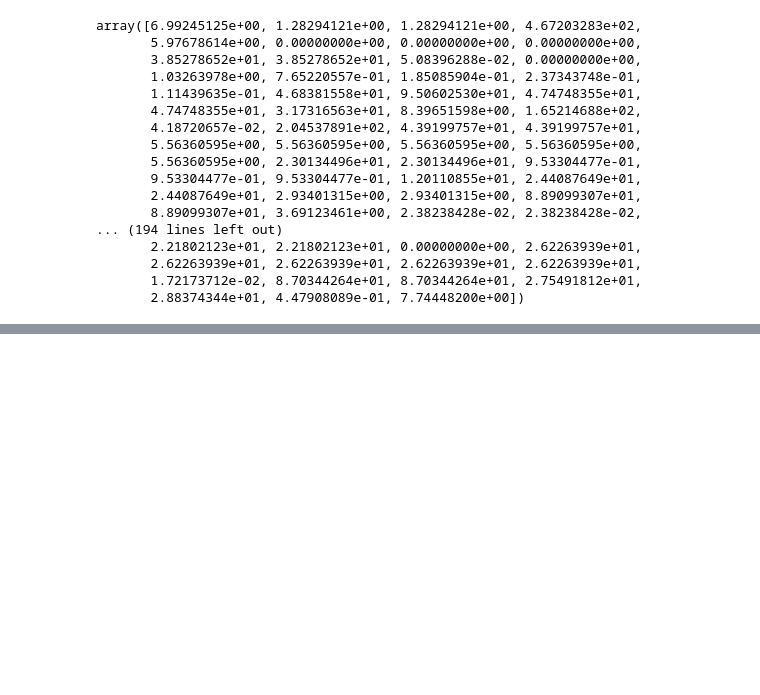
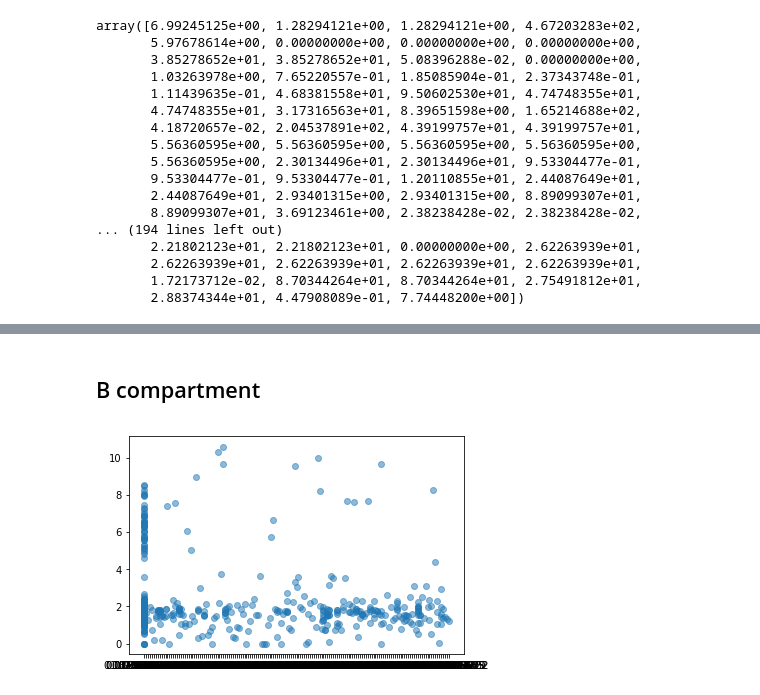
Before and after one commit to Griffin-8/qbb2020-answers, a Jupyter notebook: week9/Assingment9.ipynb, the cells around one changed output, grey strips where cells are left out. Saved outputs shown, nothing was run; the diff lists cells and outputs as text; code cells hidden in the pictures; blank space fills up the shorter version.

```diff
--- a/week9/Assingment9.ipynb
+++ b/week9/Assingment9.ipynb
@@ -203,0 +227,15 @@ plt.show()
+# %%
+neg_meth_list = []
+neg_expression_list = []
+file = 'negatives_fpkm.bed'
+for line in open(file):
+    field = line.strip('\r\n').split('\t')
+    start_pos=int(field[1])
+    end_pos=int(field[2])
+    expression=field[4]
+    neg_expression_list.append(expression)
+    meth_sum = bw.stats('chr13', start_pos, end_pos, type='sum')
+    if meth_sum == [None]:
+        neg_meth_list.append([1])
+    else:
+        neg_meth_list.append(meth_sum)
@@ -203,0 +269,7 @@ plt.show()
+# %% [markdown]
+## B compartment
+# %%
+plt.scatter(neg_expression_list, np.log(neg_meth_list), alpha = 0.5)
+plt.show()
+# %% [output]
+[figure, added]
```
Also changed, not shown: parts of 10 cells of this notebook.
